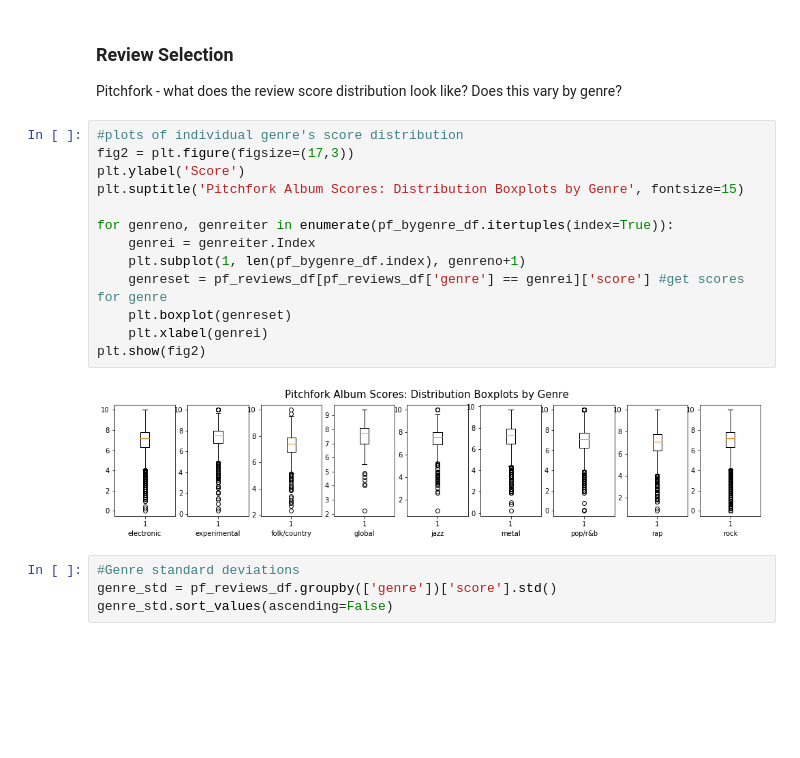
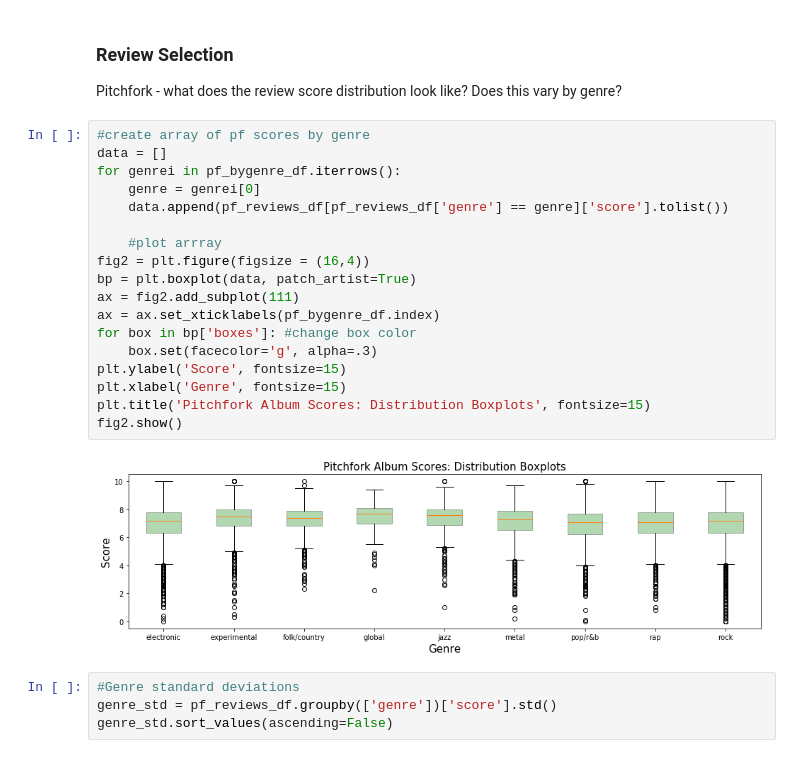
Before and after one commit to chrisoyer/thinkful_notes, a Jupyter notebook: music_caps/music review project.ipynb, the cells around one changed output. Drawn from its saved outputs; the diff is of its cells as text; blank space fills up the shorter version.

```diff
--- a/music_caps/music review project.ipynb
+++ b/music_caps/music review project.ipynb
@@ -78,21 +78,26 @@ is deprecated and will be removed in a future version
 ### Review Selection
 
 Pitchfork - what does the review score distribution look like? Does this vary by genre?
-# %%
-#plots of individual genre's score distribution
-fig2 = plt.figure(figsize=(17,3))
-plt.ylabel('Score')
-plt.suptitle('Pitchfork Album Scores: Distribution Boxplots by Genre', fontsize=15)
-
-for genreno, genreiter in enumerate(pf_bygenre_df.itertuples(index=True)):
-    genrei = genreiter.Index
-    plt.subplot(1, len(pf_bygenre_df.index), genreno+1)
-    genreset = pf_reviews_df[pf_reviews_df['genre'] == genrei]['score'] #get scores for genre
-    plt.boxplot(genreset)
-    plt.xlabel(genrei)
-plt.show(fig2)
-# %% [output]
-[figure, removed]
+# %%
+#create array of pf scores by genre
+data = []
+for genrei in pf_bygenre_df.iterrows():
+    genre = genrei[0]
+    data.append(pf_reviews_df[pf_reviews_df['genre'] == genre]['score'].tolist())
+
+    #plot arrray
+fig2 = plt.figure(figsize = (16,4))
+bp = plt.boxplot(data, patch_artist=True)
+ax = fig2.add_subplot(111)
+ax = ax.set_xticklabels(pf_bygenre_df.index)
+for box in bp['boxes']: #change box color
+    box.set(facecolor='g', alpha=.3)
+plt.ylabel('Score', fontsize=15)
+plt.xlabel('Genre', fontsize=15)
+plt.title('Pitchfork Album Scores: Distribution Boxplots', fontsize=15)
+fig2.show()
+# %% [output]
+[figure, added]
 # %%
 #Genre standard deviations
 genre_std = pf_reviews_df.groupby(['genre'])['score'].std()
```
Also changed, not shown: parts of 10 cells of this notebook.
